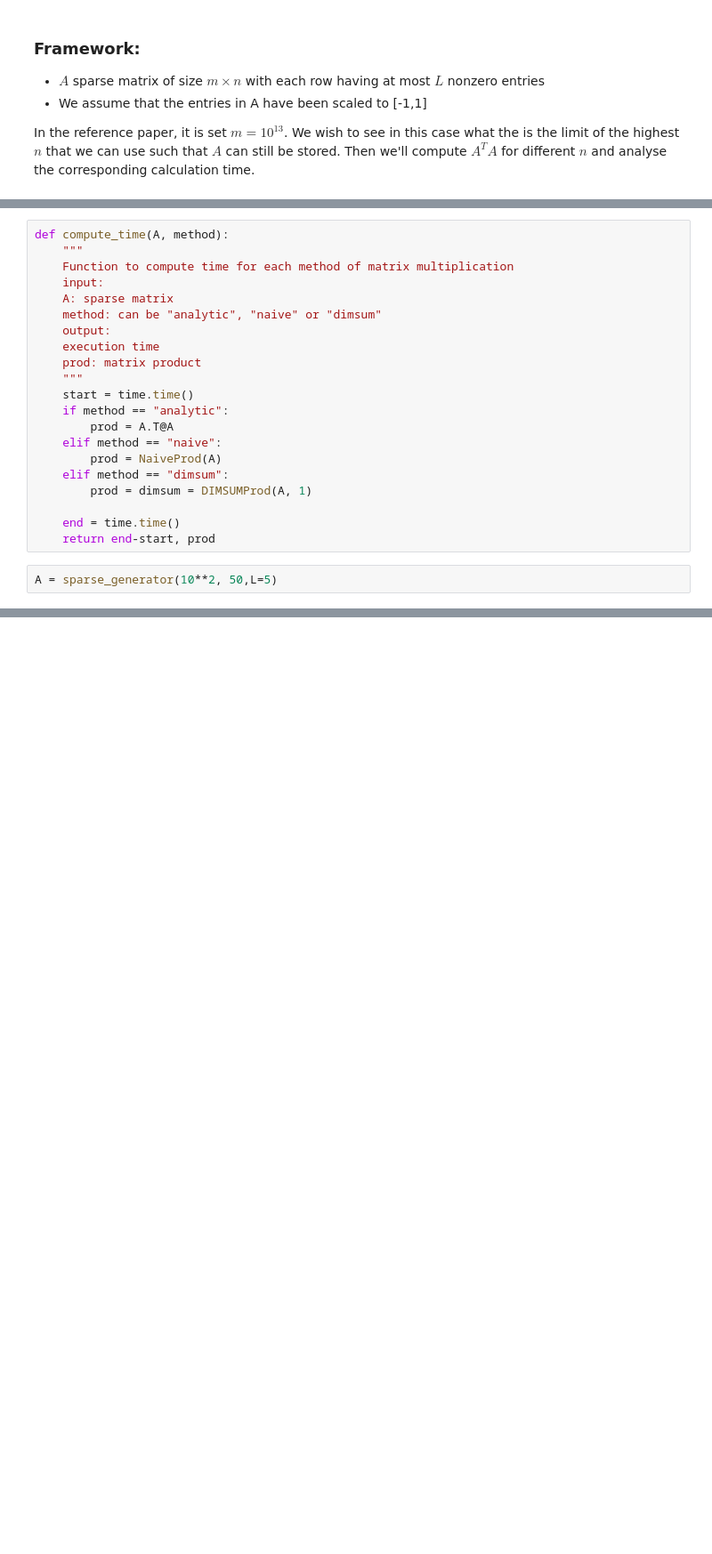
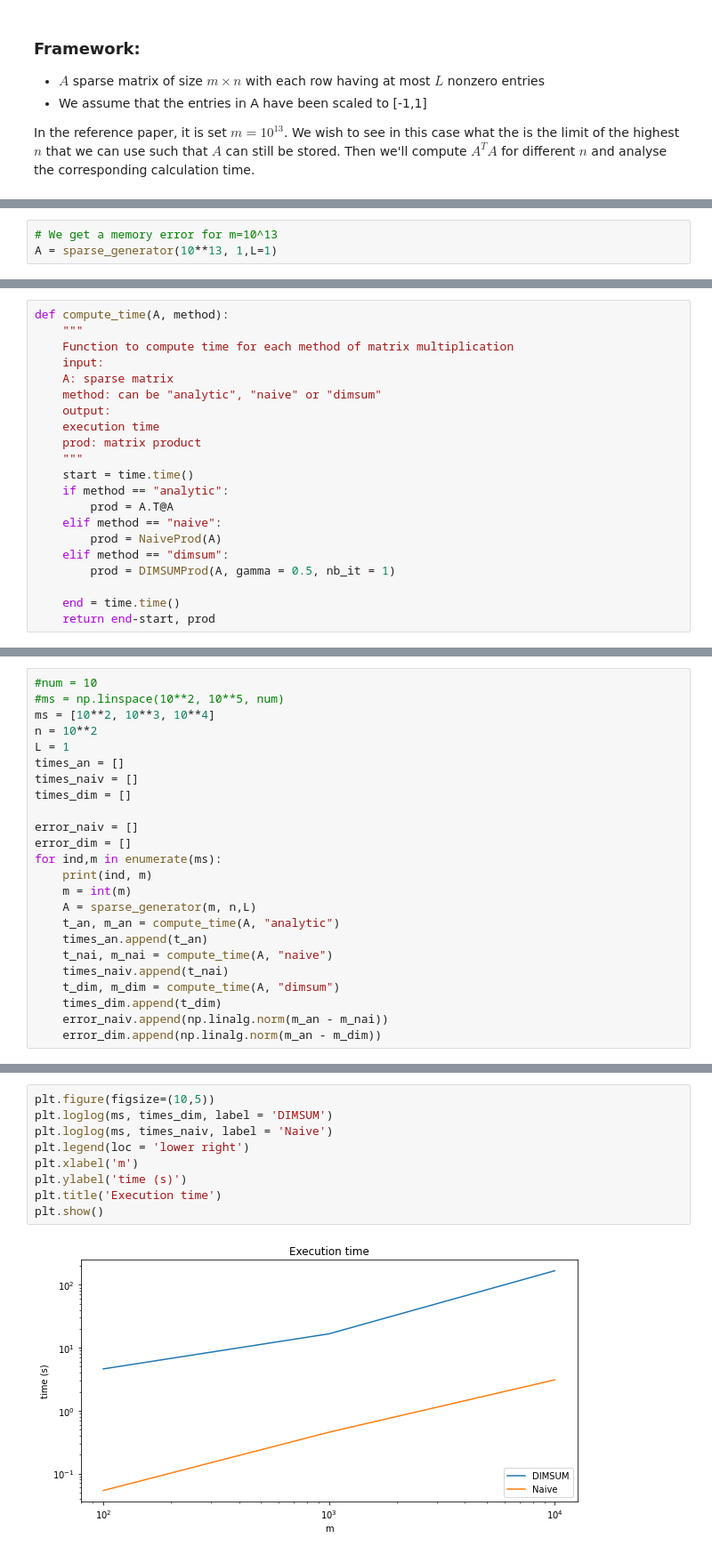
Before and after one commit to beafarah/cloudcomputingensae, a Jupyter notebook: notebooks/Tests on matrix size.ipynb, the cells around one changed output, grey strips where cells are left out. Shown: that part at 89% size. Saved outputs shown, nothing was run; the diff lists cells and outputs as text; blank space fills up the shorter version.

Commit message:
Time calculations on python algorithm

```diff
--- a/notebooks/Tests on matrix size.ipynb
+++ b/notebooks/Tests on matrix size.ipynb
@@ -20,0 +22,3 @@ A = sparse_generator(10**4, 10**2,L=1)
+# %%
+# We get a memory error for m=10^13
+A = sparse_generator(10**13, 1,L=1)
@@ -35,9 +47,7 @@ def compute_time(A, method):
     elif method == "naive":
         prod = NaiveProd(A)
     elif method == "dimsum":
-        prod = dimsum = DIMSUMProd(A, 1)
+        prod = DIMSUMProd(A, gamma = 0.5, nb_it = 1)
 
     end = time.time()
     return end-start, prod
-# %%
-A = sparse_generator(10**2, 50,L=5)
@@ -62,0 +54,24 @@ compute_time(A, "dimsum")
+# %%
+#num = 10
+#ms = np.linspace(10**2, 10**5, num)
+ms = [10**2, 10**3, 10**4]
+n = 10**2
+L = 1
+times_an = []
+times_naiv = []
+times_dim = []
+
+error_naiv = []
+error_dim = []
+for ind,m in enumerate(ms):
+    print(ind, m)
+    m = int(m)
+    A = sparse_generator(m, n,L)
+    t_an, m_an = compute_time(A, "analytic")
+    times_an.append(t_an)
+    t_nai, m_nai = compute_time(A, "naive")
+    times_naiv.append(t_nai)
+    t_dim, m_dim = compute_time(A, "dimsum")
+    times_dim.append(t_dim)
+    error_naiv.append(np.linalg.norm(m_an - m_nai))
+    error_dim.append(np.linalg.norm(m_an - m_dim))
@@ -62,0 +82,11 @@ compute_time(A, "dimsum")
+# %%
+plt.figure(figsize=(10,5))
+plt.loglog(ms, times_dim, label = 'DIMSUM')
+plt.loglog(ms, times_naiv, label = 'Naive')
+plt.legend(loc = 'lower right')
+plt.xlabel('m')
+plt.ylabel('time (s)')
+plt.title('Execution time')
+plt.show()
+# %% [output]
+[figure, added]
```
Also changed, not shown: parts of 9 cells of this notebook.
